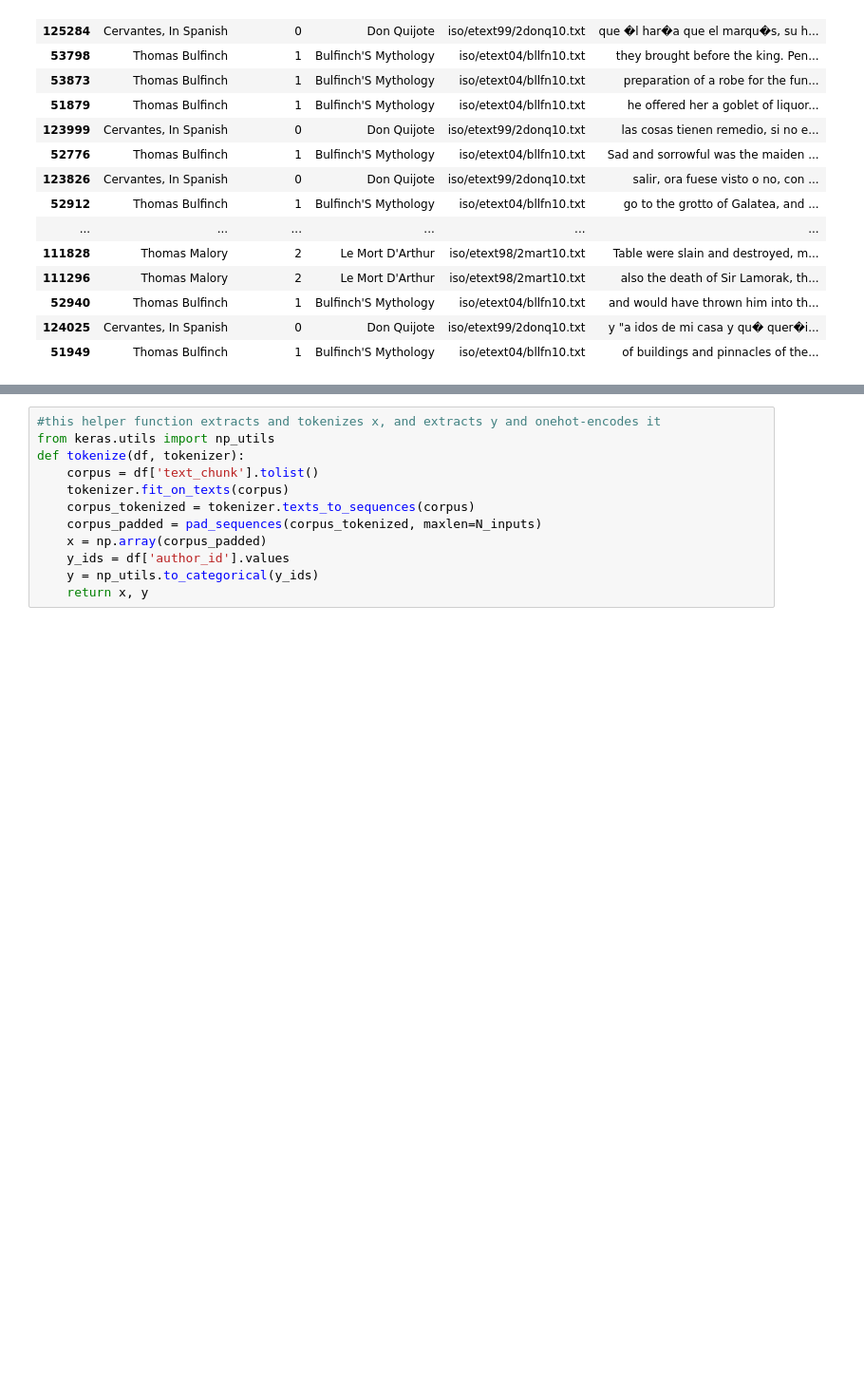
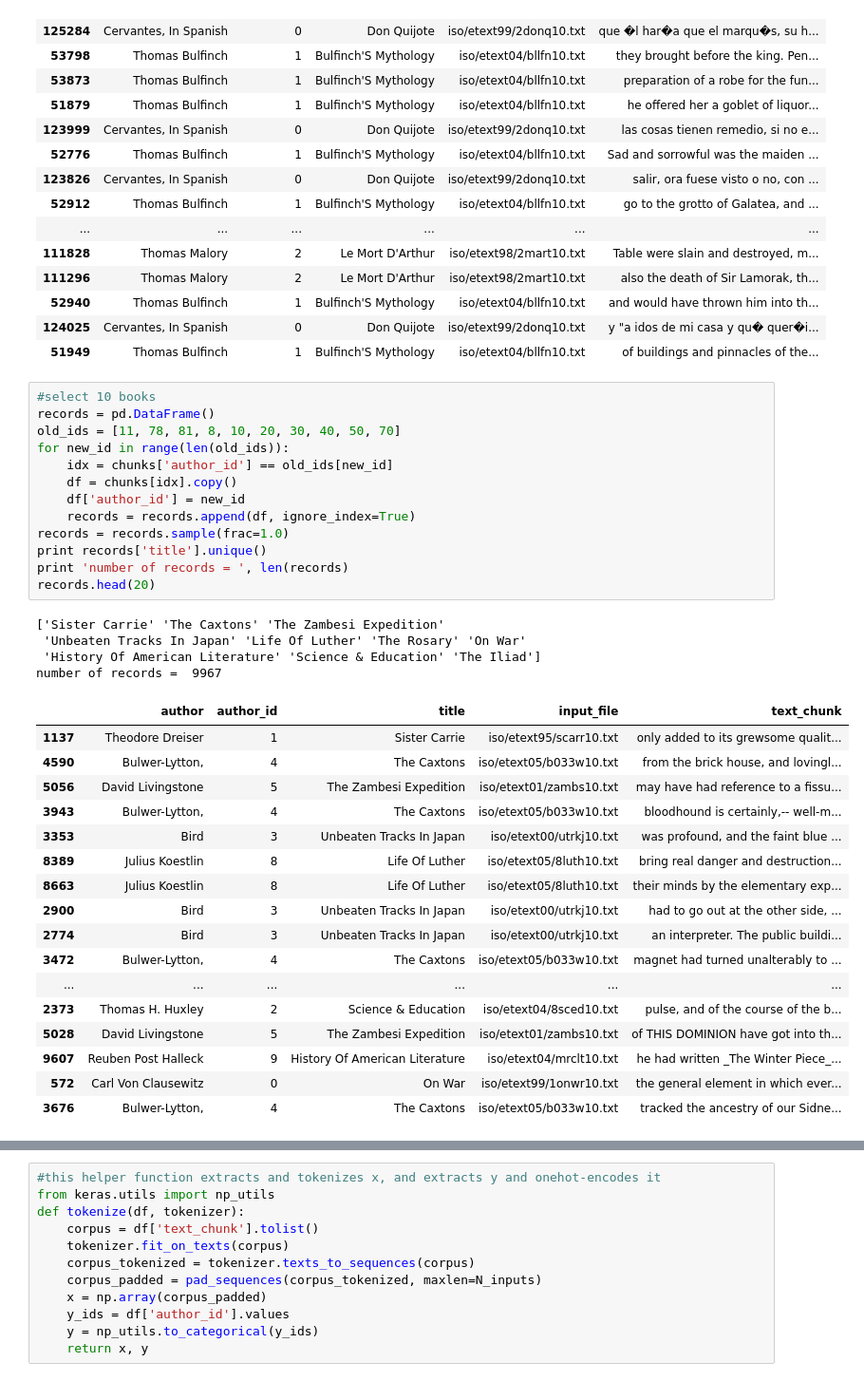
Before and after one commit to joehahn/tf-text-classification-demo, a Jupyter notebook: dl.ipynb, the cells around one changed output, grey strips where cells are left out. Shown at 95% size. Drawn from its saved outputs; the diff is of its cells as text; blank space fills up the shorter version.

```diff
--- a/dl.ipynb
+++ b/dl.ipynb
@@ -78,6 +78,41 @@ records.head(20)
 | 52940 | Thomas Bulfinch | 1 | Bulfinch'S Mythology | iso/etext04/bllfn10.txt | and would have thrown him into th... |
 | 124025 | Cervantes, In Spanish | 0 | Don Quijote | iso/etext99/2donq10.txt | y "a idos de mi casa y qu� quer�i... |
 | 51949 | Thomas Bulfinch | 1 | Bulfinch'S Mythology | iso/etext04/bllfn10.txt | of buildings and pinnacles of the... |
+# %%
+#select 10 books
+records = pd.DataFrame()
+old_ids = [11, 78, 81, 8, 10, 20, 30, 40, 50, 70]
+for new_id in range(len(old_ids)):
+    idx = chunks['author_id'] == old_ids[new_id]
+    df = chunks[idx].copy()
+    df['author_id'] = new_id
+    records = records.append(df, ignore_index=True)
+records = records.sample(frac=1.0)
+print records['title'].unique()
+print 'number of records = ', len(records)
+records.head(20)
+# %% [output]
+['Sister Carrie' 'The Caxtons' 'The Zambesi Expedition'
+ 'Unbeaten Tracks In Japan' 'Life Of Luther' 'The Rosary' 'On War'
+ 'History Of American Literature' 'Science & Education' 'The Iliad']
+number of records =  9967
+|  | author | author_id | title | input_file | text_chunk |
+| 1137 | Theodore Dreiser | 1 | Sister Carrie | iso/etext95/scarr10.txt | only added to its grewsome qualit... |
+| 4590 | Bulwer-Lytton, | 4 | The Caxtons | iso/etext05/b033w10.txt | from the brick house, and lovingl... |
+| 5056 | David Livingstone | 5 | The Zambesi Expedition | iso/etext01/zambs10.txt | may have had reference to a fissu... |
+| 3943 | Bulwer-Lytton, | 4 | The Caxtons | iso/etext05/b033w10.txt | bloodhound is certainly,-- well-m... |
+| 3353 | Bird | 3 | Unbeaten Tracks In Japan | iso/etext00/utrkj10.txt | was profound, and the faint blue ... |
+| 8389 | Julius Koestlin | 8 | Life Of Luther | iso/etext05/8luth10.txt | bring real danger and destruction... |
+| 8663 | Julius Koestlin | 8 | Life Of Luther | iso/etext05/8luth10.txt | their minds by the elementary exp... |
+| 2900 | Bird | 3 | Unbeaten Tracks In Japan | iso/etext00/utrkj10.txt | had to go out at the other side, ... |
+| 2774 | Bird | 3 | Unbeaten Tracks In Japan | iso/etext00/utrkj10.txt | an interpreter. The public buildi... |
+| 3472 | Bulwer-Lytton, | 4 | The Caxtons | iso/etext05/b033w10.txt | magnet had turned unalterably to ... |
+| ... | ... | ... | ... | ... | ... |
+| 2373 | Thomas H. Huxley | 2 | Science & Education | iso/etext04/8sced10.txt | pulse, and of the course of the b... |
+| 5028 | David Livingstone | 5 | The Zambesi Expedition | iso/etext01/zambs10.txt | of THIS DOMINION have got into th... |
+| 9607 | Reuben Post Halleck | 9 | History Of American Literature | iso/etext04/mrclt10.txt | he had written _The Winter Piece_... |
+| 572 | Carl Von Clausewitz | 0 | On War | iso/etext99/1onwr10.txt | the general element in which ever... |
+| 3676 | Bulwer-Lytton, | 4 | The Caxtons | iso/etext05/b033w10.txt | tracked the ancestry of our Sidne... |
 # %%
 #train-test-validate split
 train_size = 0.33
```
Also changed, not shown: parts of 16 cells of this notebook, 2 other files.
